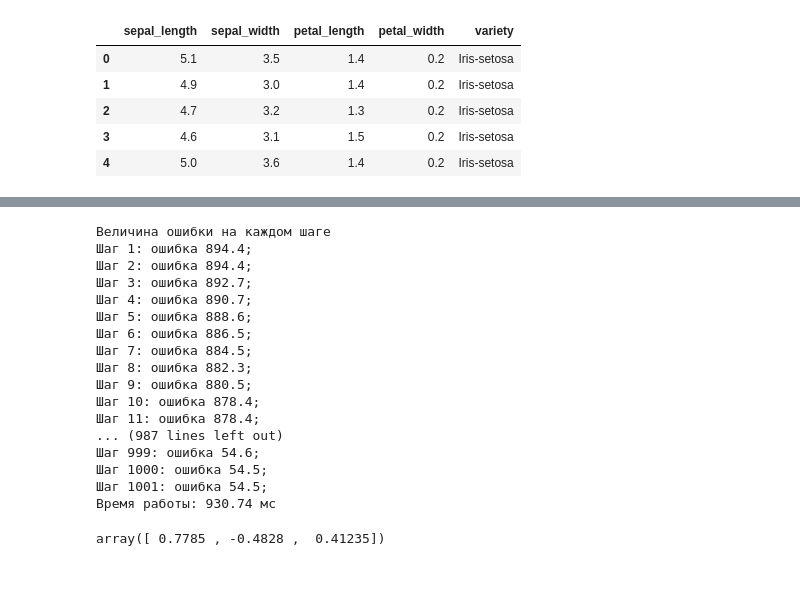
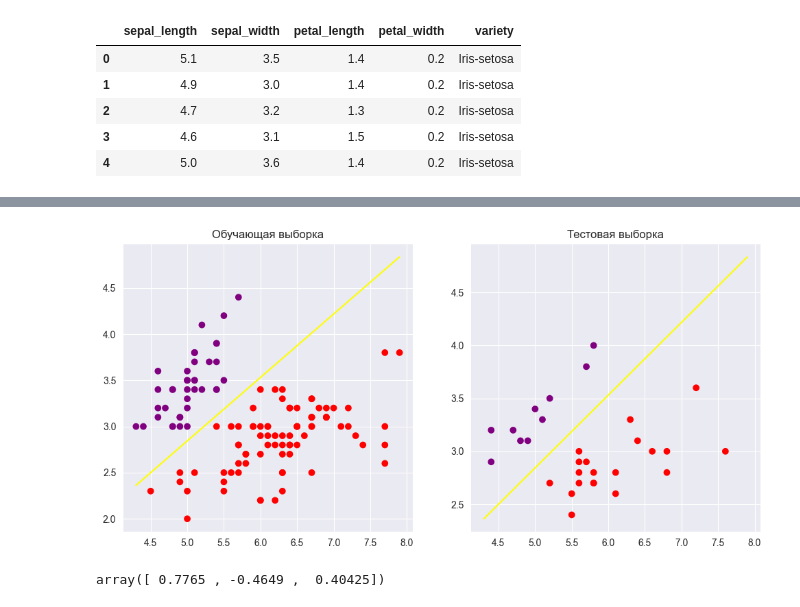
Before and after one commit to J0hnLenin/MachineLearningLabs, a Jupyter notebook: Lab06.ipynb, the cells around one changed output, grey strips where cells are left out. Drawn from its saved outputs; the diff is of its cells as text; code cells hidden in the pictures; blank space fills up the shorter version.

```diff
--- a/Lab06.ipynb
+++ b/Lab06.ipynb
@@ -239,25 +225,40 @@ f1: 1.0
+# %%
+
+
+weights = svm.w
+
+colors = ['red','green','blue','purple']
+
+x1_range = np.linspace(min(X[:, 0]), max(X[:, 0]), 50)
+
+fig = plt.figure(figsize=(12, 12))
+ax = fig.add_subplot(221)
+# Обучающая выборка
+
+ax.scatter(X_train[:, 0], X_train[:, 1], c=cntr.y_pred_train+np.full(cntr.y_pred_train.shape, 2), cmap=matplotlib.colors.ListedColormap(colors), marker="o", label='Обучающая выборка')
+
+hyper_p = (-weights[0] - weights[1] * x1_range)/ weights[2]
+ax.plot(x1_range, hyper_p, c="yellow")
+ax.set_title('Обучающая выборка')
+
+ax = fig.add_subplot(222)
+
+
+ax.scatter(X_test[:, 0], X_test[:, 1], c=cntr.y_pred_test+np.full(cntr.y_pred_test.shape, 2), cmap=matplotlib.colors.ListedColormap(colors), marker="o", label='Обучающая выборка')
+ax.set_title('Тестовая выборка')
+
+hyper_p = (-weights[0] - weights[1] * x1_range)/ weights[2]
+ax.plot(x1_range, hyper_p, c="yellow")
+
+
+plt.show()
+# %% [output]
+[figure, added]
 # %%
-svm_mini_batch = SupportVectorMachine(X_train, y_train, logging=True, h=0.0005, min_iterations=1000, strategy='mini-batch')
+svm_mini_batch = SupportVectorMachine(X_train, y_train, h=0.0005, min_iterations=1000, strategy='mini-batch')
 svm_mini_batch.fit()
 # %% [output]
-Величина ошибки на каждом шаге
-Шаг 1: ошибка 894.4;
-Шаг 2: ошибка 894.4;
-Шаг 3: ошибка 892.7;
-Шаг 4: ошибка 890.7;
-Шаг 5: ошибка 888.6;
-Шаг 6: ошибка 886.5;
-Шаг 7: ошибка 884.5;
-Шаг 8: ошибка 882.3;
-Шаг 9: ошибка 880.5;
-Шаг 10: ошибка 878.4;
-Шаг 11: ошибка 878.4;
-... (987 lines left out)
-Шаг 999: ошибка 54.6;
-Шаг 1000: ошибка 54.5;
-Шаг 1001: ошибка 54.5;
-Время работы: 930.74 мс
+array([ 0.7765 , -0.4649 ,  0.40425])
-array([ 0.7785 , -0.4828 ,  0.41235])
 # %%
 cnt = Counter(X_train, X_test, y_train, y_test, svm_mini_batch)
 cnt.try_model()
```
Also changed, not shown: parts of 5 cells of this notebook.
